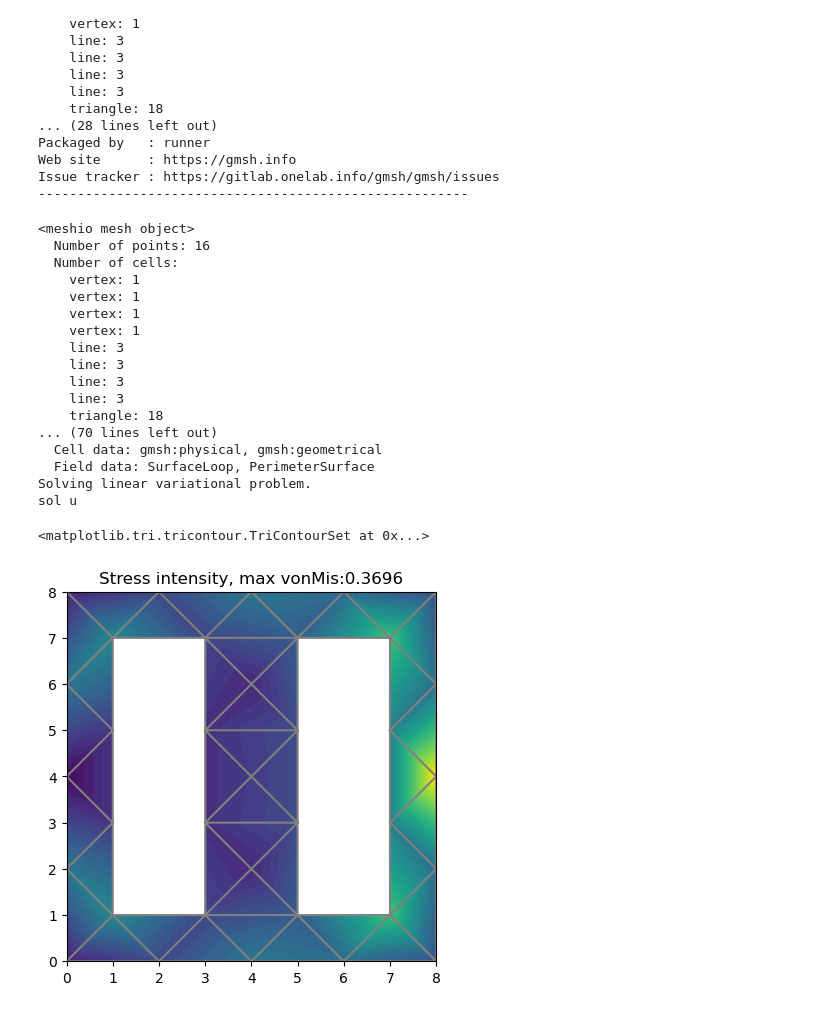
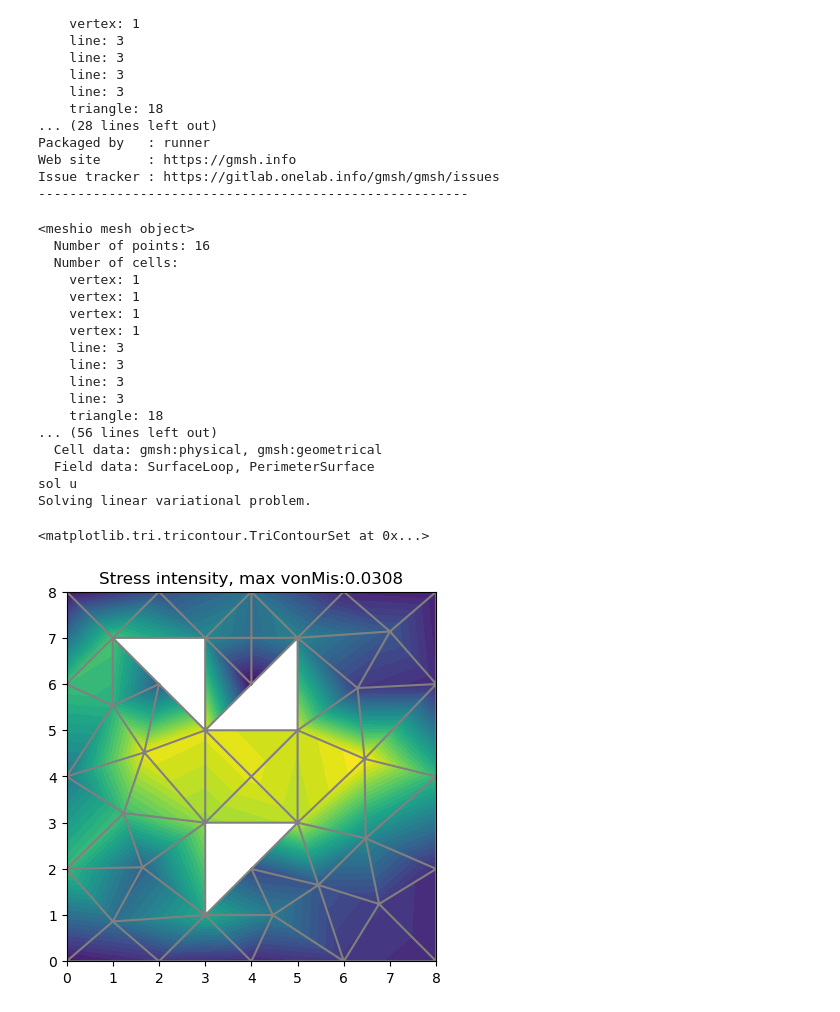
Before and after one commit to grohalex/Project2023, a Jupyter notebook: smallSquareMesh.ipynb, the cells around one changed output. Drawn from its saved outputs; the diff is of its cells as text; code cells hidden in the pictures.

```diff
--- a/smallSquareMesh.ipynb
+++ b/smallSquareMesh.ipynb
@@ -1380,6 +1380,8 @@ num_el = len(infill_connect)               # number of infill elements
 infill_vec = np.ones(18)
 #infill_vec = np.zeros(18)
 infill_vec = [0,0,1,1,0,0,0,0,1,1,0,0,0,0,1,1,0,0]
+infill_vec = [1, 1, 0, 1, 1, 1, 1, 1, 1, 1, 1, 1, 1, 0, 1, 0, 1, 1]
+
 #infill_vec = [0,0,0,0,0,0,0,0,1,1,0,0,0,0,0,0,0,0]
 #infill_vec = [0,0,0,0,0,0,1,1,1,1,1,1,0,0,0,0,0,0]
 size = 8  # physical dimension of the side
@@ -1604,33 +1606,33 @@ title_str = f"Displacement \n max:{round(disp_max,3)}  tot:{round(disp_tot,3)}
 #plot(u, title=title_str, mode='displacement')
 
 
 # plot Von Mises Stress
 V1 = FunctionSpace(mesh, 'P', 1)
 s = sigma(u) - (1./3) * tr(sigma(u)) * Identity(d)  # deviatoric stress
 von_Mises = sqrt(3./2 * inner(s, s))
 von_Mises = project(von_Mises, V1)
 
 max_von_Mises = von_Mises.vector().max()  # getting maximal von Mises stress
 max_to_print = round(max_von_Mises, 4)
 plot(von_Mises, title=f"Stress intensity, max vonMis:{max_to_print}")
 #'''
 # %% [output]
 <meshio mesh object>
   Number of points: 16
   Number of cells:
     vertex: 1
     vertex: 1
     vertex: 1
     vertex: 1
     line: 3
     line: 3
     line: 3
     line: 3
     triangle: 18
-... (70 lines left out)
+... (56 lines left out)
   Cell data: gmsh:physical, gmsh:geometrical
   Field data: SurfaceLoop, PerimeterSurface
+sol u
 Solving linear variational problem.
-sol u
 <matplotlib.tri.tricontour.TriContourSet at 0x...>
-[figure, old version]
+[figure, new version]
```
Also changed, not shown: 1 other file.
